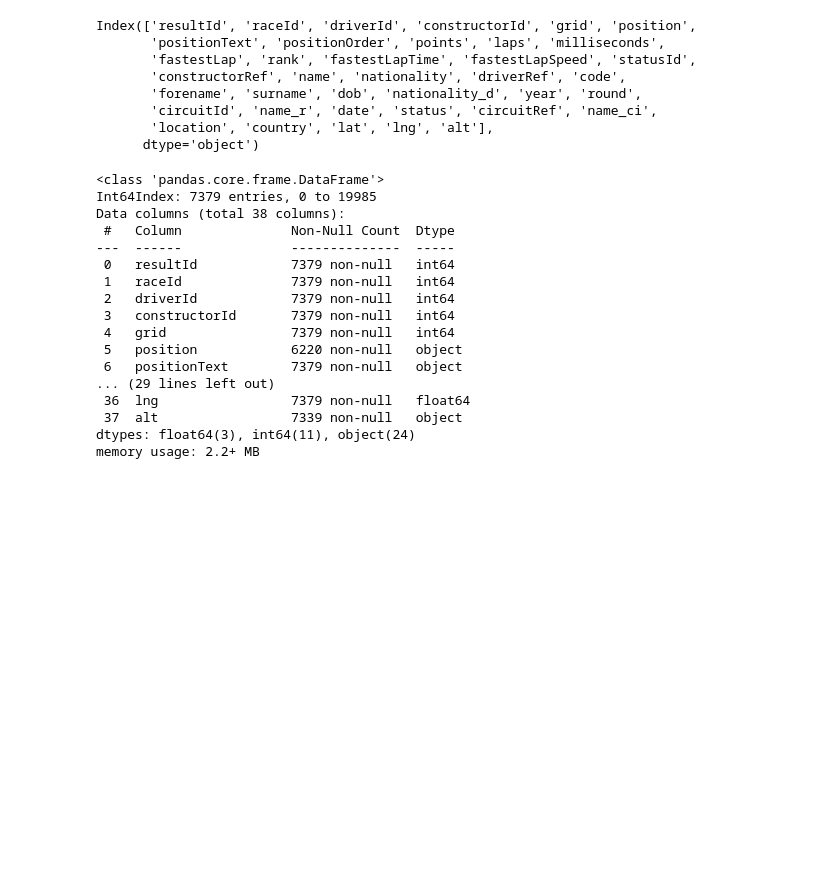
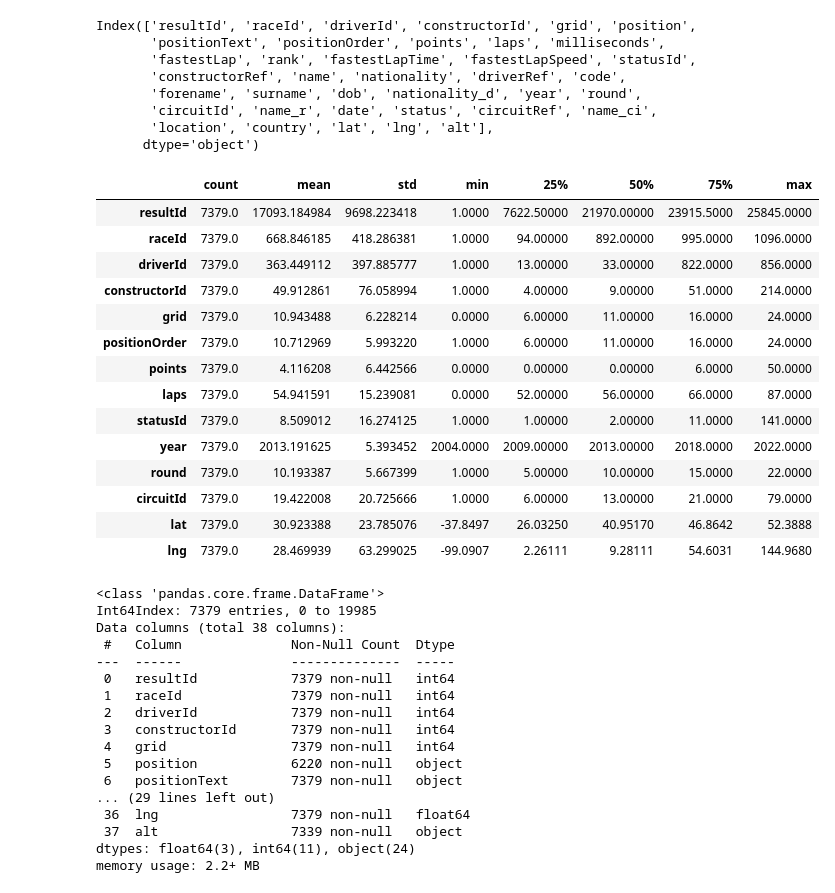
Before and after one commit to austin-mccollum/nycdsa_python_project, a Jupyter notebook: lap_speed_analysis.ipynb, the cells around one changed output. Saved outputs shown, nothing was run; the diff lists cells and outputs as text; code cells hidden in the pictures; blank space fills up the shorter version.

```diff
--- a/lap_speed_analysis.ipynb
+++ b/lap_speed_analysis.ipynb
@@ -137,6 +137,24 @@ df.rename({'name':'con_name',
 df.replace('\\N',None, inplace = True)
 # %%
 df.dropna(subset = ['fastestLapTime', 'fastestLapSpeed'], inplace = True)
+# %%
+df.describe().T
+# %% [output]
+|  | count | mean | std | min | 25% | 50% | 75% | max |
+| resultId | 7379.0 | 17093.184984 | 9698.223418 | 1.0000 | 7622.50000 | 21970.00000 | 23915.5000 | 25845.0000 |
+| raceId | 7379.0 | 668.846185 | 418.286381 | 1.0000 | 94.00000 | 892.00000 | 995.0000 | 1096.0000 |
+| driverId | 7379.0 | 363.449112 | 397.885777 | 1.0000 | 13.00000 | 33.00000 | 822.0000 | 856.0000 |
+| constructorId | 7379.0 | 49.912861 | 76.058994 | 1.0000 | 4.00000 | 9.00000 | 51.0000 | 214.0000 |
+| grid | 7379.0 | 10.943488 | 6.228214 | 0.0000 | 6.00000 | 11.00000 | 16.0000 | 24.0000 |
+| positionOrder | 7379.0 | 10.712969 | 5.993220 | 1.0000 | 6.00000 | 11.00000 | 16.0000 | 24.0000 |
+| points | 7379.0 | 4.116208 | 6.442566 | 0.0000 | 0.00000 | 0.00000 | 6.0000 | 50.0000 |
+| laps | 7379.0 | 54.941591 | 15.239081 | 0.0000 | 52.00000 | 56.00000 | 66.0000 | 87.0000 |
+| statusId | 7379.0 | 8.509012 | 16.274125 | 1.0000 | 1.00000 | 2.00000 | 11.0000 | 141.0000 |
+| year | 7379.0 | 2013.191625 | 5.393452 | 2004.0000 | 2009.00000 | 2013.00000 | 2018.0000 | 2022.0000 |
+| round | 7379.0 | 10.193387 | 5.667399 | 1.0000 | 5.00000 | 10.00000 | 15.0000 | 22.0000 |
+| circuitId | 7379.0 | 19.422008 | 20.725666 | 1.0000 | 6.00000 | 13.00000 | 21.0000 | 79.0000 |
+| lat | 7379.0 | 30.923388 | 23.785076 | -37.8497 | 26.03250 | 40.95170 | 46.8642 | 52.3888 |
+| lng | 7379.0 | 28.469939 | 63.299025 | -99.0907 | 2.26111 | 9.28111 | 54.6031 | 144.9680 |
 # %%
 df.info()
 # %% [output]
```
Also changed, not shown: parts of 10 cells of this notebook, 2 other files.
